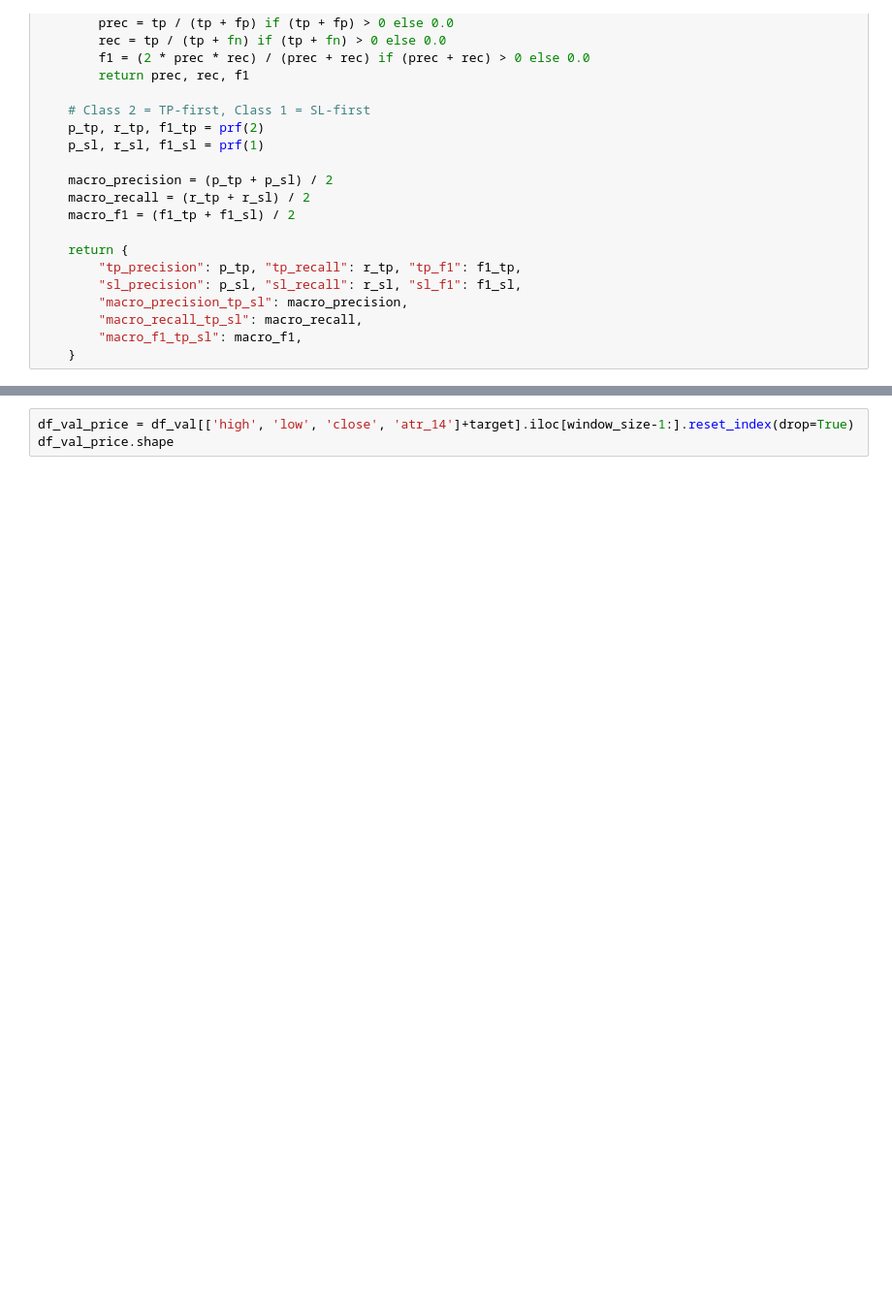
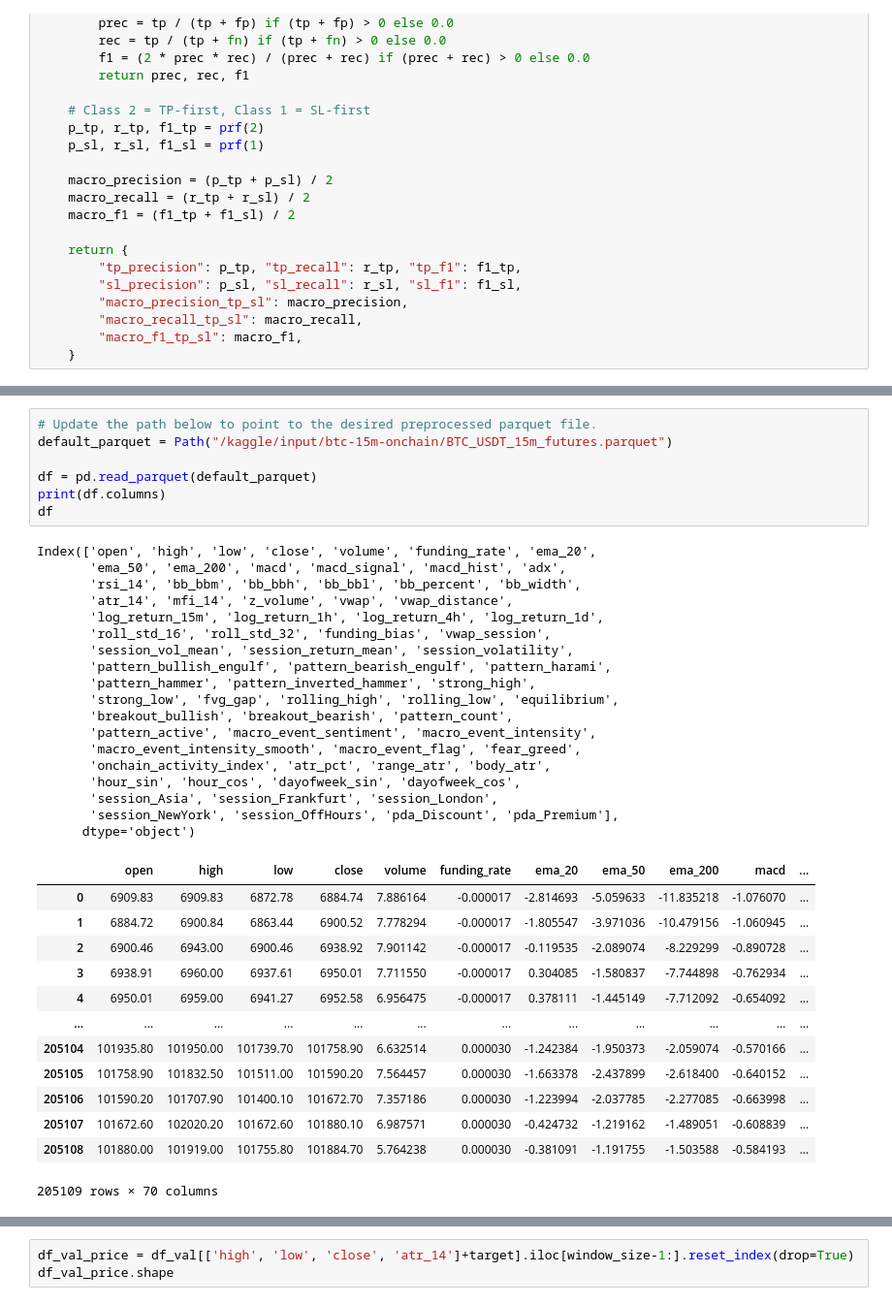
Before and after one commit to TensAurpheus/capstone, a Jupyter notebook: working.ipynb, the cells around one changed output, grey strips where cells are left out. Shown: that part at 97% size. Cells and saved outputs as stored; diff of their text form; blank space fills up the shorter version.

```diff
--- a/working.ipynb
+++ b/working.ipynb
@@ -301,0 +1015,39 @@ GRU Profit: 10113.0
+# %%
+# Update the path below to point to the desired preprocessed parquet file.
+default_parquet = Path("/kaggle/input/btc-15m-onchain/BTC_USDT_15m_futures.parquet")
+
+df = pd.read_parquet(default_parquet)
+print(df.columns)
+df
+# %% [output]
+Index(['open', 'high', 'low', 'close', 'volume', 'funding_rate', 'ema_20',
+       'ema_50', 'ema_200', 'macd', 'macd_signal', 'macd_hist', 'adx',
+       'rsi_14', 'bb_bbm', 'bb_bbh', 'bb_bbl', 'bb_percent', 'bb_width',
+       'atr_14', 'mfi_14', 'z_volume', 'vwap', 'vwap_distance',
+       'log_return_15m', 'log_return_1h', 'log_return_4h', 'log_return_1d',
+       'roll_std_16', 'roll_std_32', 'funding_bias', 'vwap_session',
+       'session_vol_mean', 'session_return_mean', 'session_volatility',
+       'pattern_bullish_engulf', 'pattern_bearish_engulf', 'pattern_harami',
+       'pattern_hammer', 'pattern_inverted_hammer', 'strong_high',
+       'strong_low', 'fvg_gap', 'rolling_high', 'rolling_low', 'equilibrium',
+       'breakout_bullish', 'breakout_bearish', 'pattern_count',
+       'pattern_active', 'macro_event_sentiment', 'macro_event_intensity',
+       'macro_event_intensity_smooth', 'macro_event_flag', 'fear_greed',
+       'onchain_activity_index', 'atr_pct', 'range_atr', 'body_atr',
+       'hour_sin', 'hour_cos', 'dayofweek_sin', 'dayofweek_cos',
+       'session_Asia', 'session_Frankfurt', 'session_London',
+       'session_NewYork', 'session_OffHours', 'pda_Discount', 'pda_Premium'],
+      dtype='object')
+|  | open | high | low | close | volume | funding_rate | ema_20 | ema_50 | ema_200 | macd | ... |
+| 0 | 6909.83 | 6909.83 | 6872.78 | 6884.74 | 7.886164 | -0.000017 | -2.814693 | -5.059633 | -11.835218 | -1.076070 | ... |
+| 1 | 6884.72 | 6900.84 | 6863.44 | 6900.52 | 7.778294 | -0.000017 | -1.805547 | -3.971036 | -10.479156 | -1.060945 | ... |
+| 2 | 6900.46 | 6943.00 | 6900.46 | 6938.92 | 7.901142 | -0.000017 | -0.119535 | -2.089074 | -8.229299 | -0.890728 | ... |
+| 3 | 6938.91 | 6960.00 | 6937.61 | 6950.01 | 7.711550 | -0.000017 | 0.304085 | -1.580837 | -7.744898 | -0.762934 | ... |
+| 4 | 6950.01 | 6959.00 | 6941.27 | 6952.58 | 6.956475 | -0.000017 | 0.378111 | -1.445149 | -7.712092 | -0.654092 | ... |
+| ... | ... | ... | ... | ... | ... | ... | ... | ... | ... | ... | ... |
+| 205104 | 101935.80 | 101950.00 | 101739.70 | 101758.90 | 6.632514 | 0.000030 | -1.242384 | -1.950373 | -2.059074 | -0.570166 | ... |
+| 205105 | 101758.90 | 101832.50 | 101511.00 | 101590.20 | 7.564457 | 0.000030 | -1.663378 | -2.437899 | -2.618400 | -0.640152 | ... |
+| 205106 | 101590.20 | 101707.90 | 101400.10 | 101672.70 | 7.357186 | 0.000030 | -1.223994 | -2.037785 | -2.277085 | -0.663998 | ... |
+| 205107 | 101672.60 | 102020.20 | 101672.60 | 101880.10 | 6.987571 | 0.000030 | -0.424732 | -1.219162 | -1.489051 | -0.608839 | ... |
+| 205108 | 101880.00 | 101919.00 | 101755.80 | 101884.70 | 5.764238 | 0.000030 | -0.381091 | -1.191755 | -1.503588 | -0.584193 | ... |
+205109 rows × 70 columns
```
Also changed, not shown: parts of 45 cells of this notebook, 9 other files.
